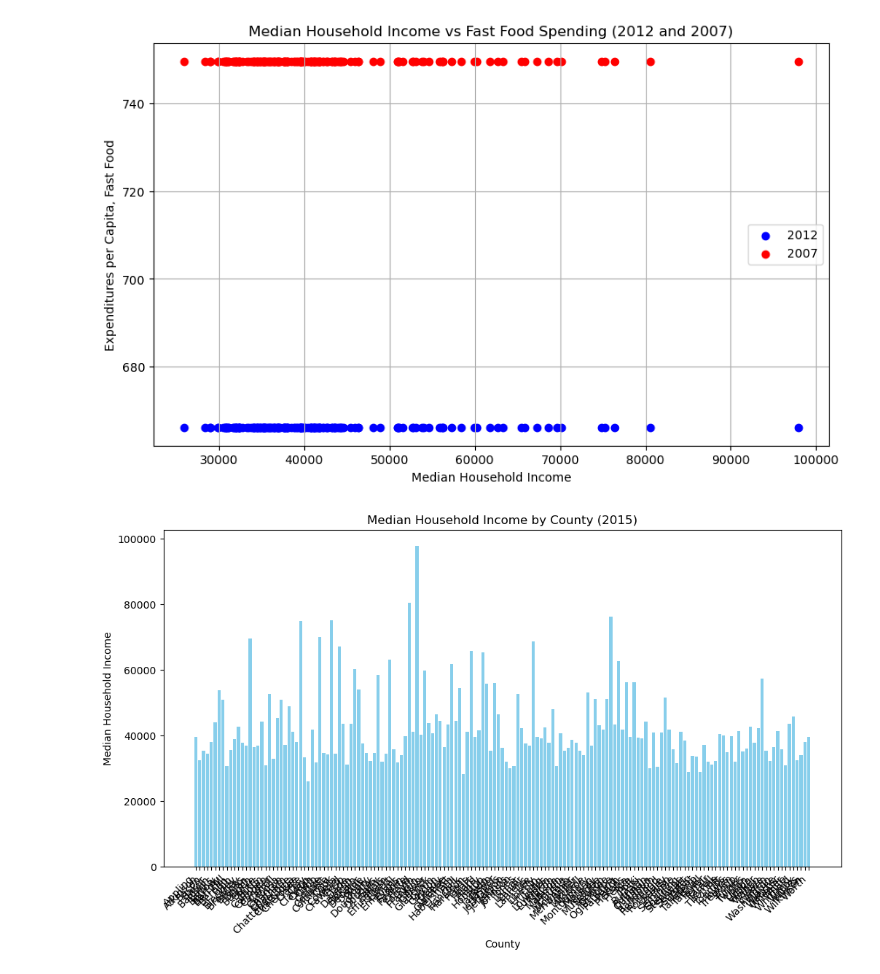
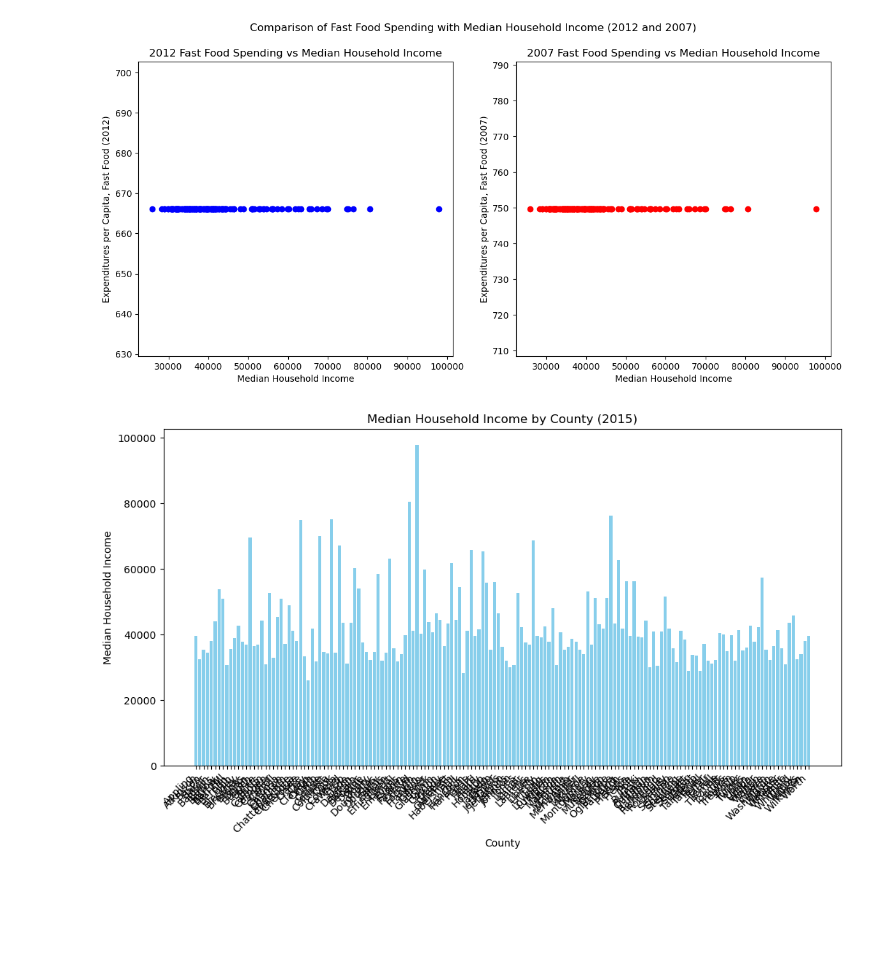
Before and after one commit to anishak520/Project1, a Jupyter notebook: Initial_Data.ipynb, the cells around one changed output. Cells and saved outputs as stored; diff of their text form; code cells hidden in the pictures; blank space fills up the shorter version.

```diff
--- a/Initial_Data.ipynb
+++ b/Initial_Data.ipynb
@@ -68,44 +65,51 @@ Median_Household_income = GAcounties[(GAcounties["Variable_Code"] == "MEDHHINC15
 # Group by County to get the median income for each county
 MHI_by_County = Median_Household_income.groupby('County')['Value'].mean()
 MHI_by_County
 # Now, let's create a DataFrame for Fast Food Consumption
 fast_food_spending12_df = GAcounties[GAcounties['Variable_Code'] == 'PC_FFRSALES12']
 fast_food_spending07_df = GAcounties[GAcounties['Variable_Code'] == 'PC_FFRSALES07']
 
 
 # Group by County to get the total fast food consumption for each county
 fast_food__spending_by_County12 = fast_food_spending12_df.groupby('County')['Value'].sum()
 fast_food__spending_by_County07 = fast_food_spending07_df.groupby('County')['Value'].sum()
 
 
 # Create a new DataFrame combining median income and fast food consumption
 MHI_vs_fast_food_spending_df = pd.DataFrame({
     'Median_Household_Income': MHI_by_County,
     'Expenditures per capita, fast food, 2012': fast_food__spending_by_County12,
     'Expenditures per capita, fast food, 2007': fast_food__spending_by_County07
 })
-# Plotting a chart
-plt.figure(figsize=(10, 6))
+
+# Plotting the chart
+fig, (ax1, ax2) = plt.subplots(1, 2, figsize=(14, 6))
 
 # Scatter plot for 2012
-plt.scatter(MHI_vs_fast_food_spending_df['Median_Household_Income'],
+ax1.scatter(MHI_vs_fast_food_spending_df['Median_Household_Income'],
             MHI_vs_fast_food_spending_df['Expenditures per capita, fast food, 2012'],
             label='2012', color='blue')
 
+ax1.set_xlabel('Median Household Income')
+ax1.set_ylabel('Expenditures per Capita, Fast Food (2012)')
+ax1.set_title('2012 Fast Food Spending vs Median Household Income')
+
 # Scatter plot for 2007
-plt.scatter(MHI_vs_fast_food_spending_df['Median_Household_Income'],
+ax2.scatter(MHI_vs_fast_food_spending_df['Median_Household_Income'],
             MHI_vs_fast_food_spending_df['Expenditures per capita, fast food, 2007'],
             label='2007', color='red')
 
-# chart elements
-plt.xlabel('Median Household Income')
-plt.ylabel('Expenditures per Capita, Fast Food')
-plt.title('Median Household Income vs Fast Food Spending (2012 and 2007)')
-plt.legend()
-plt.grid(True)
+ax2.set_xlabel('Median Household Income')
+ax2.set_ylabel('Expenditures per Capita, Fast Food (2007)')
+ax2.set_title('2007 Fast Food Spending vs Median Household Income')
+
+# Common title for the entire figure
+fig.suptitle('Comparison of Fast Food Spending with Median Household Income (2012 and 2007)')
+
+# Display the plot
 plt.show()
 # %% [output]
-[figure, old version]
+[figure, new version]
 # %%
 
 #Visualizing Median Household Income by County (for Georgia demographics?)
```
Also changed, not shown: parts of 5 cells of this notebook.
